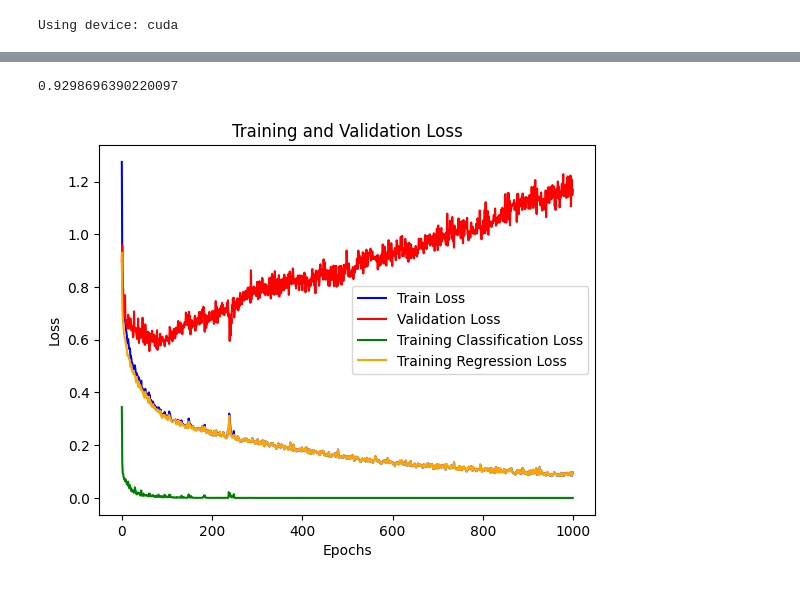
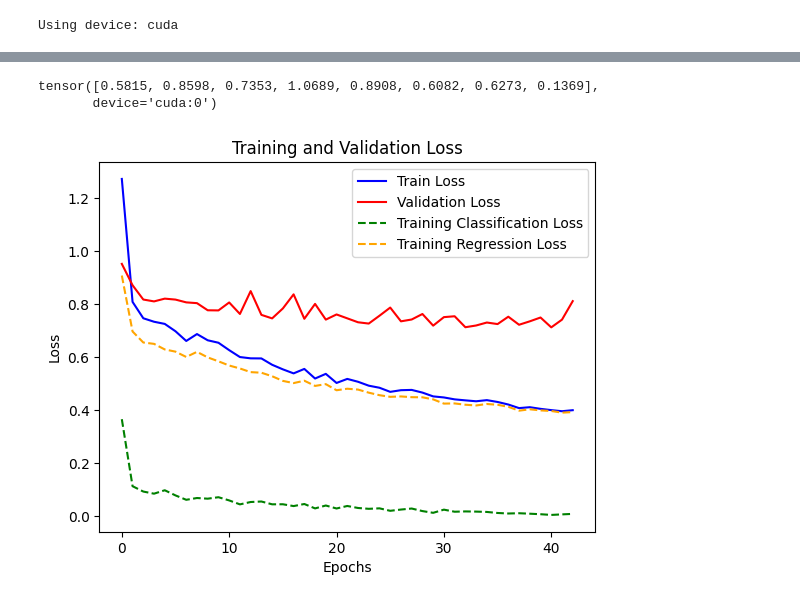
Before and after one commit to seanfoxhay-debug/eclipsing-binaries, a Jupyter notebook: Eclipsing binaries classification.ipynb, the cells around one changed output, grey strips where cells are left out. Saved outputs shown, nothing was run; the diff lists cells and outputs as text; code cells hidden in the pictures.

Commit message:
individual mse for each parameter added for diagnostic. next step, get the model to actually predict them well

```diff
--- a/Eclipsing binaries classification.ipynb
+++ b/Eclipsing binaries classification.ipynb
@@ -186,7 +186,7 @@ class CNN(nn.Module):
     def __init__(self, n_classes=2, n_params=8):
         super(CNN, self).__init__()
 
-        self.conv1 = nn.Conv1d(in_channels=1, out_channels=64, kernel_size=2, stride=2,padding=2)
+        self.conv1 = nn.Conv1d(in_channels=1, out_channels=64, kernel_size=2, stride=2)
         self.pool = nn.AvgPool1d(kernel_size=2, stride=2)
         self.conv2 = nn.Conv1d(in_channels=64, out_channels=128, kernel_size=2, stride=2)
         self.conv3 = nn.Conv1d(in_channels=128, out_channels=256, kernel_size=2, stride=2)
@@ -234,12 +258,18 @@ W_rgs = 1.0 # weighting of regression task against classification
 loss, val_loss, val_accuracy = [], [], []
 train_losses, val_losses, val_C_accuracies, val_R_accuracies = [], [], [], []
 
+param_mse_array, param_mae_array = np.zeros((0,8)),np.zeros((0,8)) # initialising empty arrays to store parameter errors later
+
+
 train_C_losses, train_R_losses = [], []
 for epoch in range(epochs):
     val_accuracy = 0
     model.train()
     train_loss=0
     train_C_loss, train_R_loss = 0,0
+    # initialise tensors to store individual parameter losses:
+    R_squared_errors = torch.zeros(8, device=device)
+    R_absolute_errors = torch.zeros(8, device=device)
     for inputs, cls_labels, param_targets in train_loader:
         inputs = inputs.to(device)  # Move inputs to the same device as the model
         cls_labels = cls_labels.to(device)
@@ -250,6 +280,7 @@ for epoch in range(epochs):
         cls_out, rgs_out = model(inputs) # forward pass both outputs
         C_loss = C_criterion(cls_out, cls_labels) # calculate loss for classification based on predictions and true labels
         R_loss = R_criterion(rgs_out, param_targets) # loss for regression taks, based on predictions and (normalised) param labels
+
 
         train_C_loss += C_loss.item() # logging individual losses
         train_R_loss += R_loss.item()
@@ -279,6 +310,17 @@ for epoch in range(epochs):
 
             cls_out, rgs_out = model(inputs)
 
+
+            # Individual parameter squared and absolute errors. tensor of size (8) for each epoch, one for each parameter.
+            param_mse = ((rgs_out - param_norm) ** 2).mean(dim=0)
+            param_mae = torch.abs(rgs_out - param_norm).mean(dim=0)
+
+            R_squared_errors += param_mse * rgs_out.size(0) # totals up the squared errors for each parameter
+            R_absolute_errors += param_mae * rgs_out.size(0) # totals up absolute errors for each parameter.
+            # both above lines are then multiplied by the batch size to get the total error for each parameter across the entire validation set.
+
+
+
             val_loss += (C_criterion(cls_out, cls_labels) + W_rgs * R_criterion(rgs_out, param_norm)).item()
 
             C_correct += (cls_out.argmax(dim=1) == cls_labels).sum().item()
@@ -289,8 +331,26 @@ for epoch in range(epochs):
     val_R_accuracies.append(R_correct / (len(val_loader.dataset) * rgs_out.shape[1]))
     writer.add_scalar('Validation Loss', val_losses[-1], epoch)
 
+    param_mse = R_squared_errors / len(val_loader.dataset)
+    param_mae = R_absolute_errors / len(val_loader.dataset)
+
+    # collect parameter errors for plotting later:
+    param_mse_array = np.vstack([param_mse_array,param_mse.cpu().numpy()])
+    param_mae_array = np.vstack([param_mae_array, param_mae.cpu().numpy()])
+
+    for name, mse, mae in zip(param_names, param_mse, param_mae):
+        print(f"{name:8s} MSE={mse.item():.4f}, MAE={mae.item():.4f}")
+
+    # check for early stopping:
+    early_stopping.check_early_stop(val_loss)
+
+    if early_stopping.stop_training:
+        print(f"Early stopping triggered at epoch {epoch}.")
+        break
+
     print(f"Epoch {epoch}: Training Loss: {train_losses[-1]:.4f}, Validation Loss: {val_losses[-1]:.4f}")
     print(f"  train C_loss {train_C_loss/len(train_loader):.4f}, R_loss {train_R_loss/len(train_loader):.4f},Val Acc (Classification): {val_C_accuracies[-1]:.4f}, Val MAE (Parameters): {val_R_accuracies[-1]:.4f}")
-
+    #for name, mse, mae in zip(param_names, param_mse, param_mae):
+    #    print(f"{name:8s} MSE={mse:.4f}, MAE={mae:.4f}")
 # 21.6 seconds for 48 epochs => 0.45 seconds per epoch
 # %% [output]
@@ -334,23 +394,24 @@ Epoch 999: Training Loss: 0.0973, Validation Loss: 1.1684
     # Inaki, Atlas
 # ai4physics seminar
 # %%
-print(train_R_losses[0])
+print(param_mse)
 # %% [output]
-0.9298696390220097
+tensor([0.5815, 0.8598, 0.7353, 1.0689, 0.8908, 0.6082, 0.6273, 0.1369],
+       device='cuda:0')
 # %%
 # Plot training/validation loss
 plt.figure()
 plt.plot(train_losses, label="Train Loss", color="blue")
 plt.plot(val_losses, label="Validation Loss", color="red")
-plt.plot(train_C_losses, label='Training Classification Loss', color='green')
-plt.plot(train_R_losses, label='Training Regression Loss', color='orange')
+plt.plot(train_C_losses, label='Training Classification Loss', color='green',linestyle='dashed')
+plt.plot(train_R_losses, label='Training Regression Loss', color='orange',linestyle='dashed')
 
 #plt.plot(val_C_accuracies, label="Validation Classification Accuracy", color="green")
 #plt.plot(val_R_accuracies, label="Validation Regression Accuracy", color='orange')
 plt.xlabel("Epochs")
 plt.ylabel("Loss")
 plt.title("Training and Validation Loss")
 plt.legend()
 plt.show()
 # %% [output]
-[figure, old version]
+[figure, new version]
```
Also changed, not shown: parts of 7 cells of this notebook.
